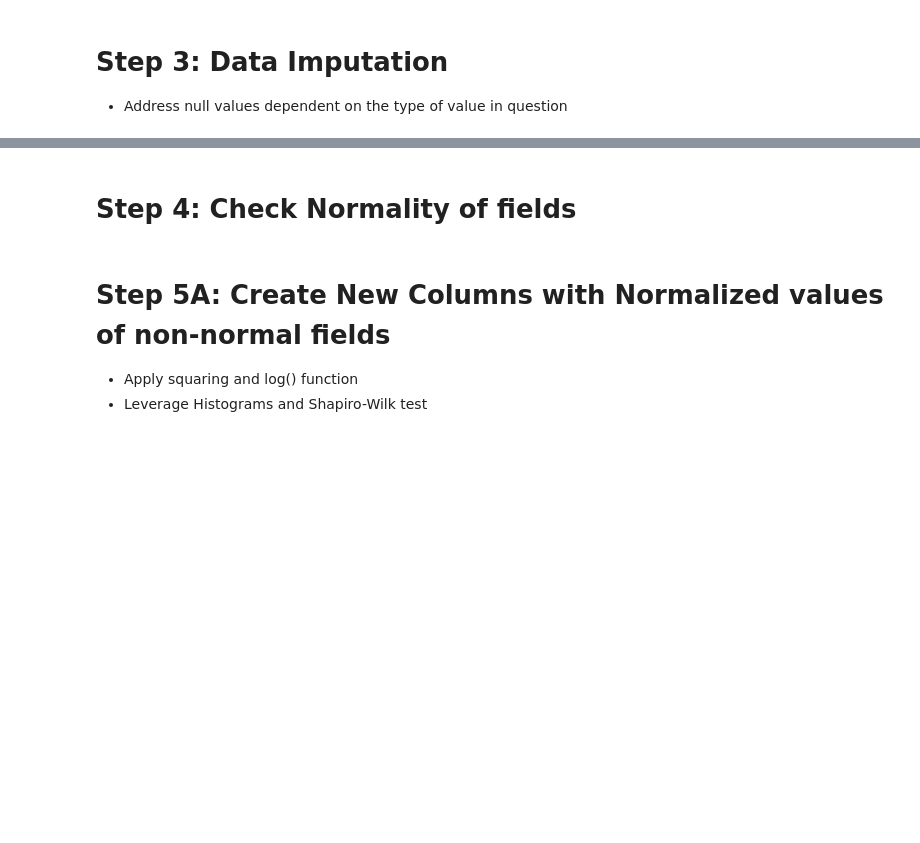
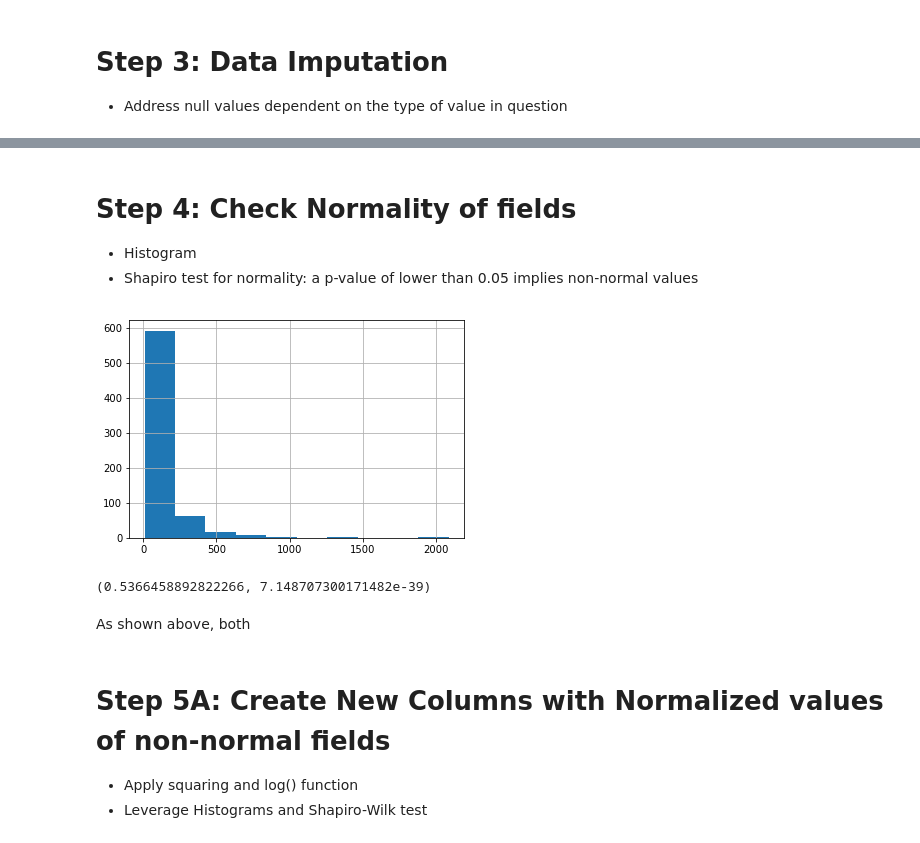
Before and after one commit to fairfield-university-ba545/project1-archana-s-team, a Jupyter notebook: data_prep.ipynb, the cells around one changed output, grey strips where cells are left out. Drawn from its saved outputs; the diff is of its cells as text; code cells hidden in the pictures; blank space fills up the shorter version.

```diff
--- a/data_prep.ipynb
+++ b/data_prep.ipynb
@@ -95,0 +127,11 @@ dtype: object
+# %%
+# Example below
+imputing = {
+    'C1': 'mean',
+    'C2': 'mean'
+}
+
+data_w_imputed = data.copy()
+
+for key in imputing.keys():
+    data_w_imputed = impute_nulls_df(data_w_imputed, key, imputing[key])
@@ -96,5 +156,50 @@ dtype: object
 # %% [markdown]
 # Step 4: Check Normality of fields
+
+- Histogram
+- Shapiro test for normality: a p-value of lower than 0.05 implies non-normal values
+# %%
+def check_normal_by_hist(df, col):
+    '''
+    Creates a histogram to view values to check normality
+
+    params:
+    df - DataFrame
+    col - Columns of DataFrame you want to test
+
+    return:
+    Void, however will print a histogram
+
+    '''
+    df[col].hist()
+    plt.show()
+
+def check_normal_by_shapiro(df, col):
+    '''
+    Runs the Shapiro normality test on the values from a dataframe
+
+    params:
+    df - DataFrame
+    col - Columns of DataFrame you want to test
+
+    return:
+    tuple - (Test Statistic, p-value)
+
+    A p-value lower than 0.05 implies the values are NOT normal
+
+    '''
+
+    return shapiro(df[col].values)
+# %%
+check_normal_by_hist(data_w_imputed, 'C1')
+# %% [output]
+[figure, added]
+# %%
+check_normal_by_shapiro(data_w_imputed, 'C1')
+# %% [output]
+(0.5366458892822266, 7.148707300171482e-39)
+# %% [markdown]
+As shown above, both
 # %% [markdown]
 # Step 5A: Create New Columns with Normalized values of non-normal fields
 - Apply squaring and log() function
```
Also changed, not shown: parts of 6 cells of this notebook.
